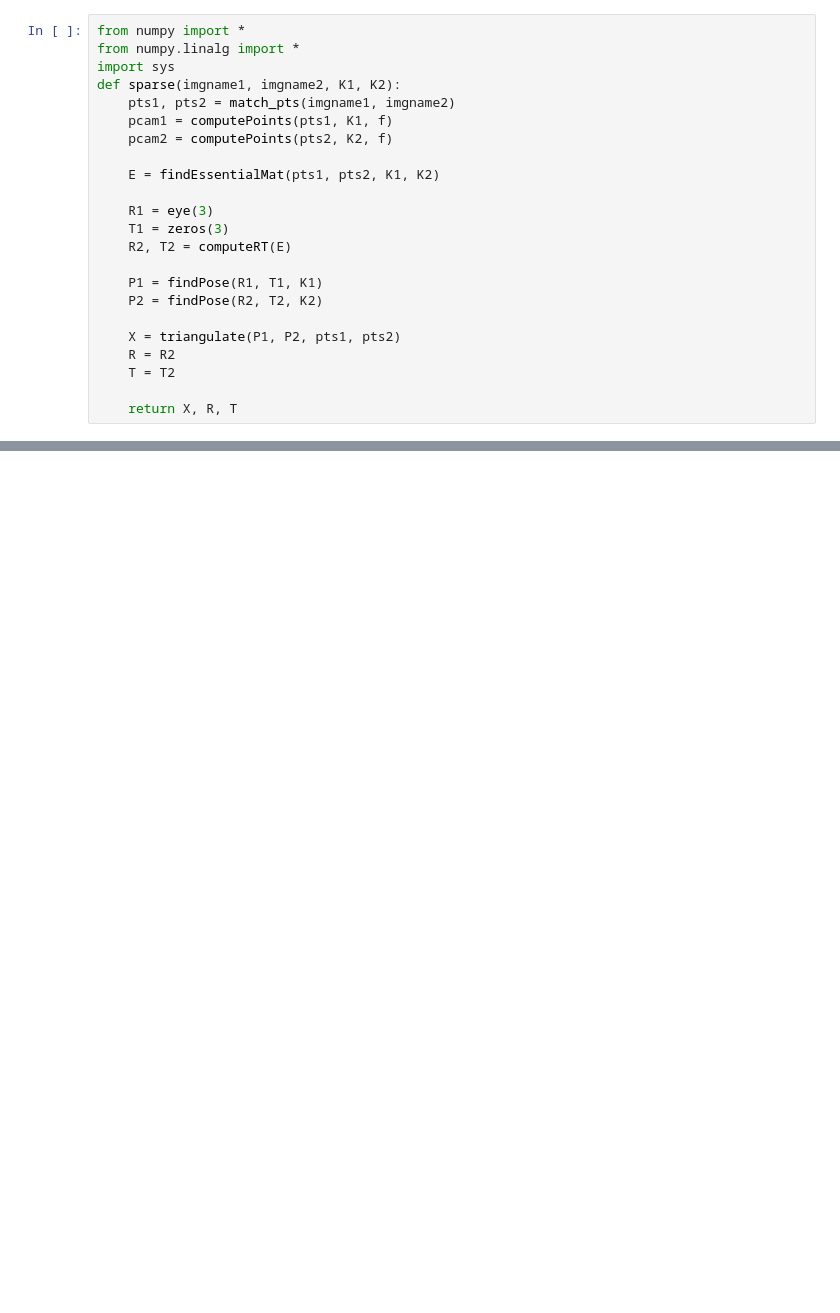
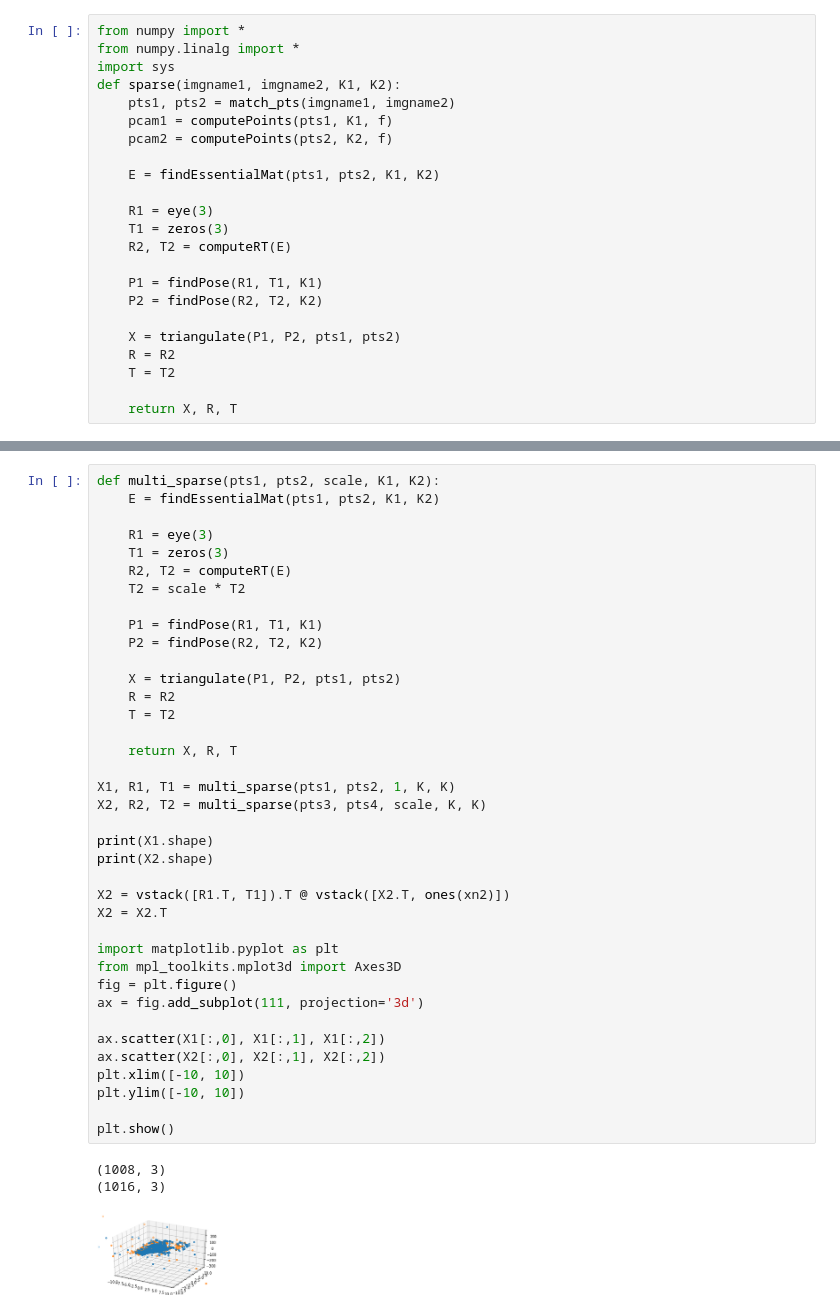
Before and after one commit to Neutrino3316/Computer-Vision, a Jupyter notebook: CVproject/newMVS.ipynb, the cells around one changed output, grey strips where cells are left out. Saved outputs shown, nothing was run; the diff lists cells and outputs as text; blank space fills up the shorter version.

```diff
--- a/CVproject/newMVS.ipynb
+++ b/CVproject/newMVS.ipynb
@@ -266,0 +294,42 @@ error: OpenCV(3.4.2) C:\projects\opencv-python\opencv\modules\calib3d\src\solvep
+# %%
+def multi_sparse(pts1, pts2, scale, K1, K2):
+    E = findEssentialMat(pts1, pts2, K1, K2)
+
+    R1 = eye(3)
+    T1 = zeros(3)
+    R2, T2 = computeRT(E)
+    T2 = scale * T2
+
+    P1 = findPose(R1, T1, K1)
+    P2 = findPose(R2, T2, K2)
+
+    X = triangulate(P1, P2, pts1, pts2)
+    R = R2
+    T = T2
+
+    return X, R, T
+
+X1, R1, T1 = multi_sparse(pts1, pts2, 1, K, K)
+X2, R2, T2 = multi_sparse(pts3, pts4, scale, K, K)
+
+print(X1.shape)
+print(X2.shape)
+
+X2 = vstack([R1.T, T1]).T @ vstack([X2.T, ones(xn2)])
+X2 = X2.T
+
+import matplotlib.pyplot as plt
+from mpl_toolkits.mplot3d import Axes3D
+fig = plt.figure()
+ax = fig.add_subplot(111, projection='3d')
+
+ax.scatter(X1[:,0], X1[:,1], X1[:,2])
+ax.scatter(X2[:,0], X2[:,1], X2[:,2])
+plt.xlim([-10, 10])
+plt.ylim([-10, 10])
+
+plt.show()
+# %% [output]
+(1008, 3)
+(1016, 3)
+[figure, added]
```
Also changed, not shown: parts of 8 cells of this notebook, 1 other file.
